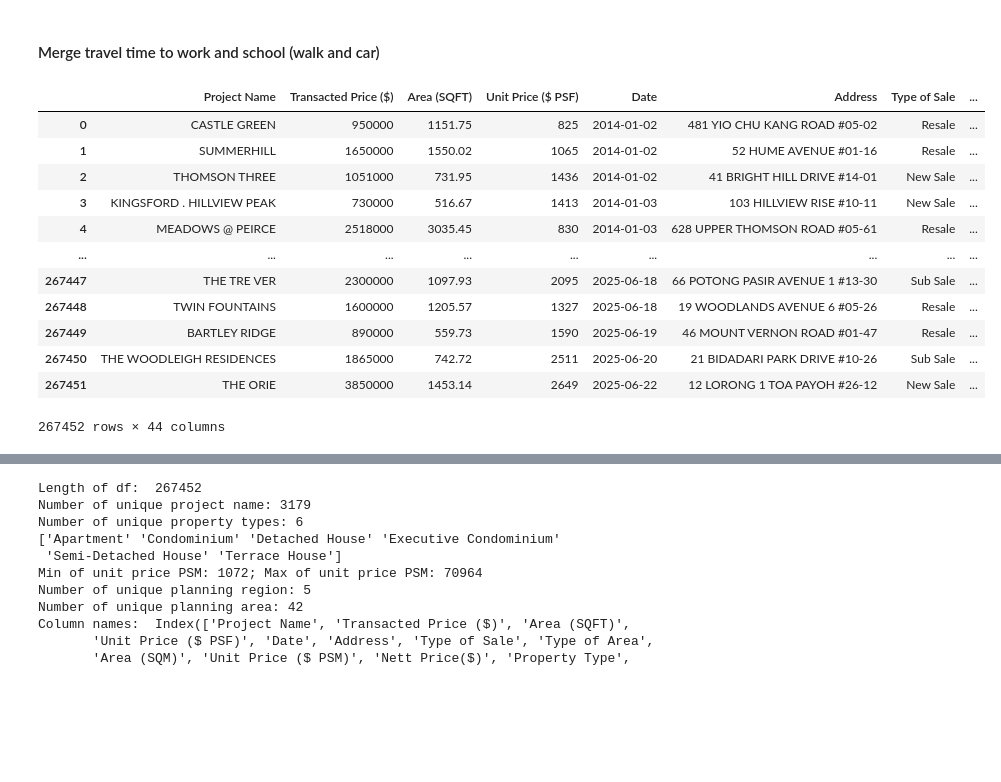
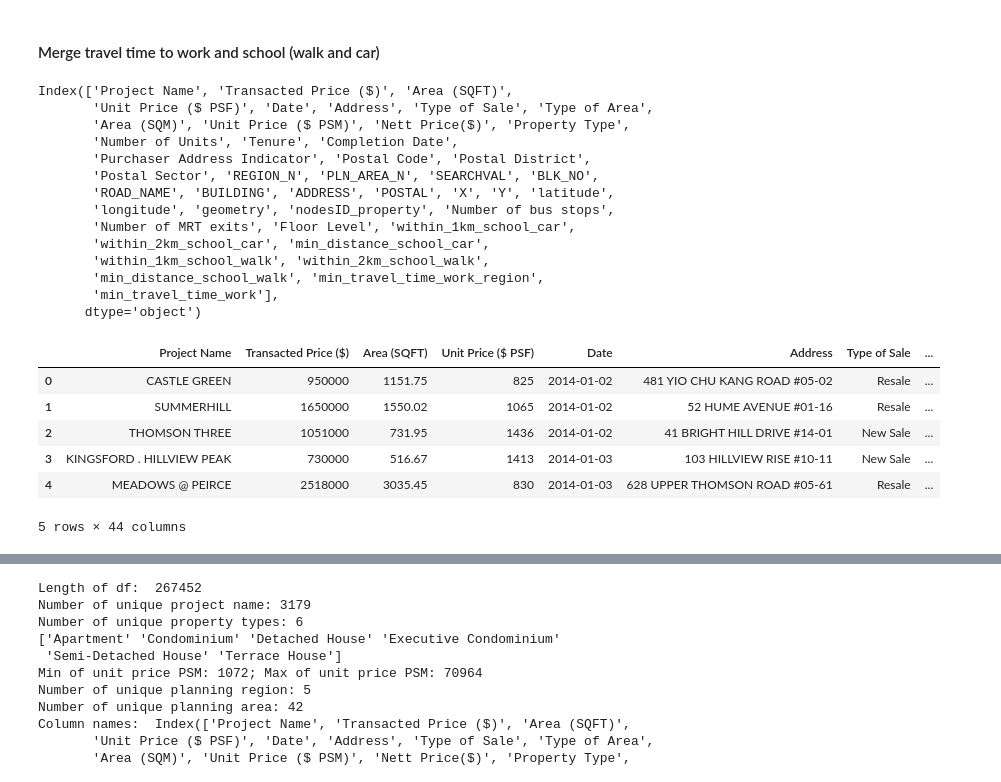
Before and after one commit to pakhuiying/property_prices_flood, a Jupyter notebook: property_prices_analysis.ipynb, the cells around one changed output, grey strips where cells are left out. Drawn from its saved outputs; the diff is of its cells as text; code cells hidden in the pictures; blank space fills up the shorter version.

```diff
--- a/property_prices_analysis.ipynb
+++ b/property_prices_analysis.ipynb
@@ -475,22 +477,31 @@ Length of distance (car) to top primary schools:  267452
 #### Merge travel time to work and school (walk and car)
 # %%
 rename_vars = ['within_1km','within_2km','min_distance']
-travel_time_school_car_short = travel_time_school_car[['nodesID_property','Address','Date','within_1km','within_2km','min_distance']].rename(columns=lambda x: f'{x}_car' if x in rename_vars else x)
-travel_time_school_walk_short = travel_time_school_walk[['nodesID_property','Address','Date','within_1km','within_2km','min_distance']].rename(columns=lambda x: f'{x}_walk' if x in rename_vars else x)
+travel_time_school_car_short = travel_time_school_car[['nodesID_property','Address','Date','within_1km','within_2km','min_distance']].rename(columns=lambda x: f'{x}_school_car' if x in rename_vars else x)
+travel_time_school_walk_short = travel_time_school_walk[['nodesID_property','Address','Date','within_1km','within_2km','min_distance']].rename(columns=lambda x: f'{x}_school_walk' if x in rename_vars else x)
 travel_time_workplace_short = travel_time_workplace[['nodesID_property','Address','Date','min_travel_time_work_region','min_travel_time_work']]
-# TODO: merge two centrality metrics too
-reduce(lambda  left,right: pd.merge(left,right),[residential_transaction_df,travel_time_school_car_short,travel_time_school_walk_short,travel_time_workplace_short])
+residential_transaction_df = reduce(lambda  left,right: pd.merge(left,right),[residential_transaction_df,travel_time_school_car_short,travel_time_school_walk_short,travel_time_workplace_short])
+print(residential_transaction_df.columns)
+residential_transaction_df.head()
 # %% [output]
+Index(['Project Name', 'Transacted Price ($)', 'Area (SQFT)',
+       'Unit Price ($ PSF)', 'Date', 'Address', 'Type of Sale', 'Type of Area',
+       'Area (SQM)', 'Unit Price ($ PSM)', 'Nett Price($)', 'Property Type',
+       'Number of Units', 'Tenure', 'Completion Date',
+       'Purchaser Address Indicator', 'Postal Code', 'Postal District',
+       'Postal Sector', 'REGION_N', 'PLN_AREA_N', 'SEARCHVAL', 'BLK_NO',
+       'ROAD_NAME', 'BUILDING', 'ADDRESS', 'POSTAL', 'X', 'Y', 'latitude',
+       'longitude', 'geometry', 'nodesID_property', 'Number of bus stops',
+       'Number of MRT exits', 'Floor Level', 'within_1km_school_car',
+       'within_2km_school_car', 'min_distance_school_car',
+       'within_1km_school_walk', 'within_2km_school_walk',
+       'min_distance_school_walk', 'min_travel_time_work_region',
+       'min_travel_time_work'],
+      dtype='object')
 |  | Project Name | Transacted Price ($) | Area (SQFT) | Unit Price ($ PSF) | Date | Address | Type of Sale | ... |
 | 0 | CASTLE GREEN | 950000 | 1151.75 | 825 | 2014-01-02 | 481 YIO CHU KANG ROAD #05-02 | Resale | ... |
 | 1 | SUMMERHILL | 1650000 | 1550.02 | 1065 | 2014-01-02 | 52 HUME AVENUE #01-16 | Resale | ... |
 | 2 | THOMSON THREE | 1051000 | 731.95 | 1436 | 2014-01-02 | 41 BRIGHT HILL DRIVE #14-01 | New Sale | ... |
 | 3 | KINGSFORD . HILLVIEW PEAK | 730000 | 516.67 | 1413 | 2014-01-03 | 103 HILLVIEW RISE #10-11 | New Sale | ... |
 | 4 | MEADOWS @ PEIRCE | 2518000 | 3035.45 | 830 | 2014-01-03 | 628 UPPER THOMSON ROAD #05-61 | Resale | ... |
-| ... | ... | ... | ... | ... | ... | ... | ... | ... |
-| 267447 | THE TRE VER | 2300000 | 1097.93 | 2095 | 2025-06-18 | 66 POTONG PASIR AVENUE 1 #13-30 | Sub Sale | ... |
-| 267448 | TWIN FOUNTAINS | 1600000 | 1205.57 | 1327 | 2025-06-18 | 19 WOODLANDS AVENUE 6 #05-26 | Resale | ... |
-| 267449 | BARTLEY RIDGE | 890000 | 559.73 | 1590 | 2025-06-19 | 46 MOUNT VERNON ROAD #01-47 | Resale | ... |
-| 267450 | THE WOODLEIGH RESIDENCES | 1865000 | 742.72 | 2511 | 2025-06-20 | 21 BIDADARI PARK DRIVE #10-26 | Sub Sale | ... |
-| 267451 | THE ORIE | 3850000 | 1453.14 | 2649 | 2025-06-22 | 12 LORONG 1 TOA PAYOH #26-12 | New Sale | ... |
-267452 rows × 44 columns
+5 rows × 44 columns
```
Also changed, not shown: parts of 3 cells of this notebook, 3 other files.
